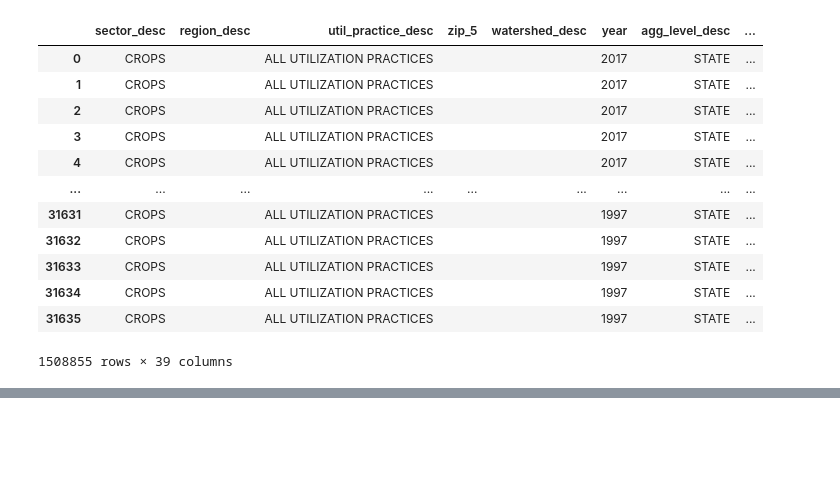
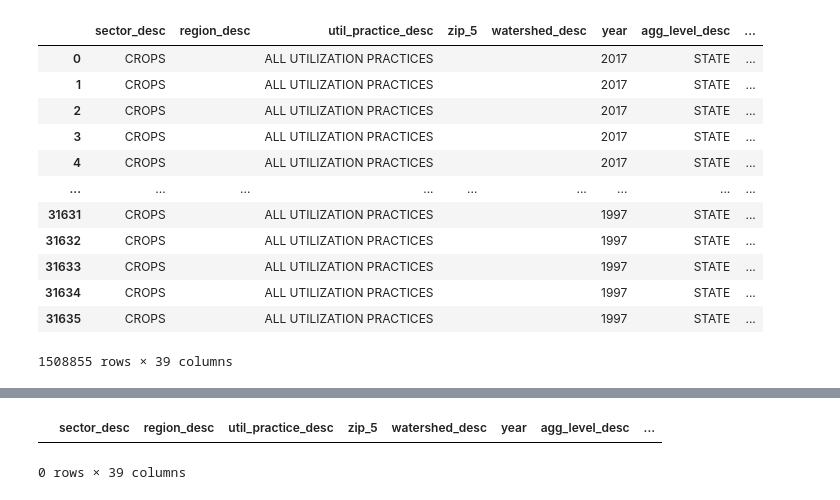
Before and after one commit to CaitlinC91/USDACENSUS_Capstone, a Jupyter notebook: notebooks/usda.ipynb, the cells around one changed output, grey strips where cells are left out. Drawn from its saved outputs; the diff is of its cells as text; code cells hidden in the pictures; blank space fills up the shorter version.

```diff
--- a/notebooks/usda.ipynb
+++ b/notebooks/usda.ipynb
@@ -284,0 +307,7 @@ usda_census
+# %%
+#Pulling data for all cabbage
+cabbage = usda_census[usda_census['short_desc'].str.startswith("cabbage")]
+cabbage
+# %% [output]
+|  | sector_desc | region_desc | util_practice_desc | zip_5 | watershed_desc | year | agg_level_desc | ... |
+0 rows × 39 columns
```
Also changed, not shown: parts of 3 cells of this notebook.
